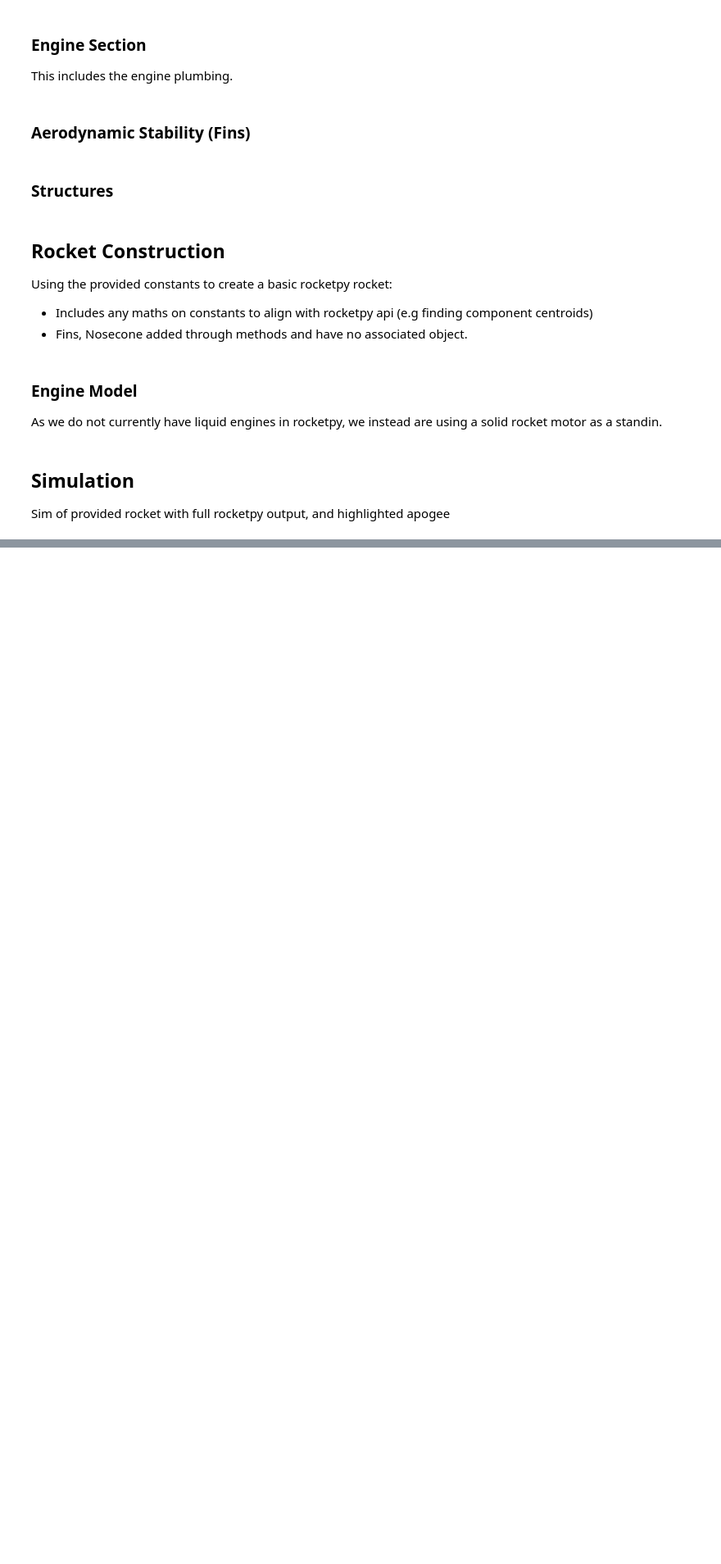
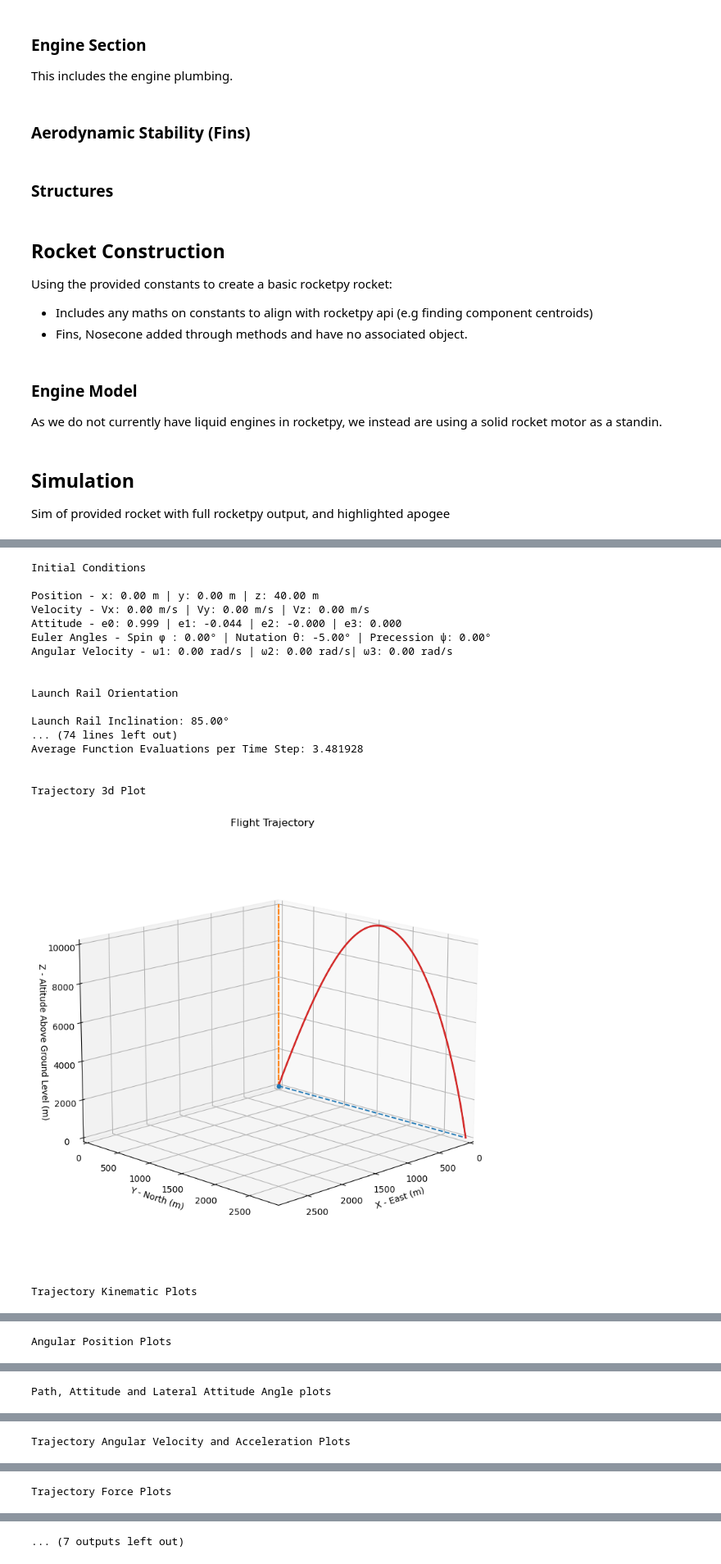
Before and after one commit to Karman-Space-Programme/RocketPy, a Jupyter notebook: orion/Orion.ipynb, the cells around one changed output, grey strips where cells are left out. Shown at 82% size. Saved outputs shown, nothing was run; the diff lists cells and outputs as text; code cells hidden in the pictures; blank space fills up the shorter version.

```diff
--- a/orion/Orion.ipynb
+++ b/orion/Orion.ipynb
@@ -306,0 +357,23 @@ orion = Rocket()
+# %%
+TestFlight = rocketpy.Flight(rocket=orion, environment=Env, inclination=85, heading=0)
+TestFlight.allInfo()
+# %% [output]
+Initial Conditions
+
+Position - x: 0.00 m | y: 0.00 m | z: 40.00 m
+Velocity - Vx: 0.00 m/s | Vy: 0.00 m/s | Vz: 0.00 m/s
+Attitude - e0: 0.999 | e1: -0.044 | e2: -0.000 | e3: 0.000
+Euler Angles - Spin φ : 0.00° | Nutation θ: -5.00° | Precession ψ: 0.00°
+Angular Velocity - ω1: 0.00 rad/s | ω2: 0.00 rad/s| ω3: 0.00 rad/s
+
+
+Launch Rail Orientation
+
+Launch Rail Inclination: 85.00°
+... (74 lines left out)
+Average Function Evaluations per Time Step: 3.481928
+
+
+Trajectory 3d Plot
+[figure, added]
+Trajectory Kinematic Plots
@@ -306,0 +381 @@ orion = Rocket()
+Angular Position Plots
@@ -306,0 +383 @@ orion = Rocket()
+Path, Attitude and Lateral Attitude Angle plots
@@ -306,0 +385 @@ orion = Rocket()
+Trajectory Angular Velocity and Acceleration Plots
@@ -306,0 +387 @@ orion = Rocket()
+Trajectory Force Plots
@@ -306,0 +389 @@ orion = Rocket()
+... (7 outputs left out)
```
Also changed, not shown: parts of 6 cells of this notebook, 2 other files.
